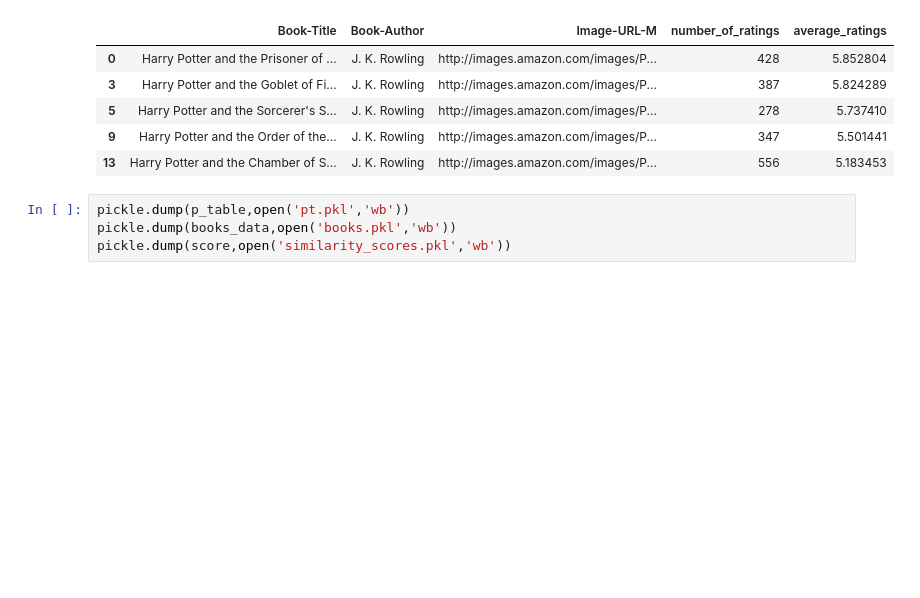
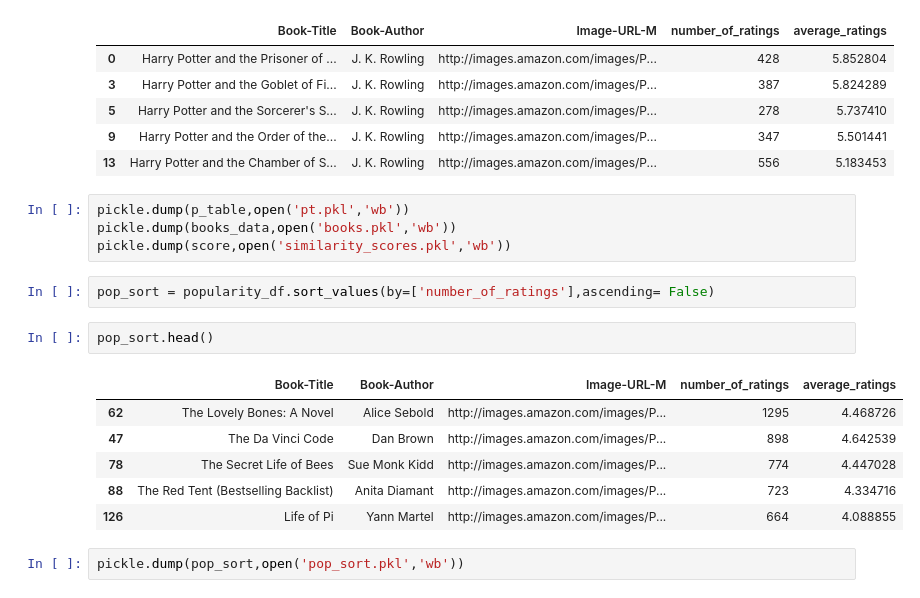
Before and after one commit to sanchitkhurana/DataChallengeProject-Git, a Jupyter notebook: Book Recommender System.ipynb, the cells around one changed output. Saved outputs shown, nothing was run; the diff lists cells and outputs as text; blank space fills up the shorter version.

```diff
--- a/Book Recommender System.ipynb
+++ b/Book Recommender System.ipynb
@@ -639,3 +639,16 @@ popularity_df.head()
 pickle.dump(p_table,open('pt.pkl','wb'))
 pickle.dump(books_data,open('books.pkl','wb'))
 pickle.dump(score,open('similarity_scores.pkl','wb'))
+# %%
+pop_sort = popularity_df.sort_values(by=['number_of_ratings'],ascending= False)
+# %%
+pop_sort.head()
+# %% [output]
+|  | Book-Title | Book-Author | Image-URL-M | number_of_ratings | average_ratings |
+| 62 | The Lovely Bones: A Novel | Alice Sebold | http://images.amazon.com/images/P... | 1295 | 4.468726 |
+| 47 | The Da Vinci Code | Dan Brown | http://images.amazon.com/images/P... | 898 | 4.642539 |
+| 78 | The Secret Life of Bees | Sue Monk Kidd | http://images.amazon.com/images/P... | 774 | 4.447028 |
+| 88 | The Red Tent (Bestselling Backlist) | Anita Diamant | http://images.amazon.com/images/P... | 723 | 4.334716 |
+| 126 | Life of Pi | Yann Martel | http://images.amazon.com/images/P... | 664 | 4.088855 |
+# %%
+pickle.dump(pop_sort,open('pop_sort.pkl','wb'))
```
Also changed, not shown: 15 other files.
